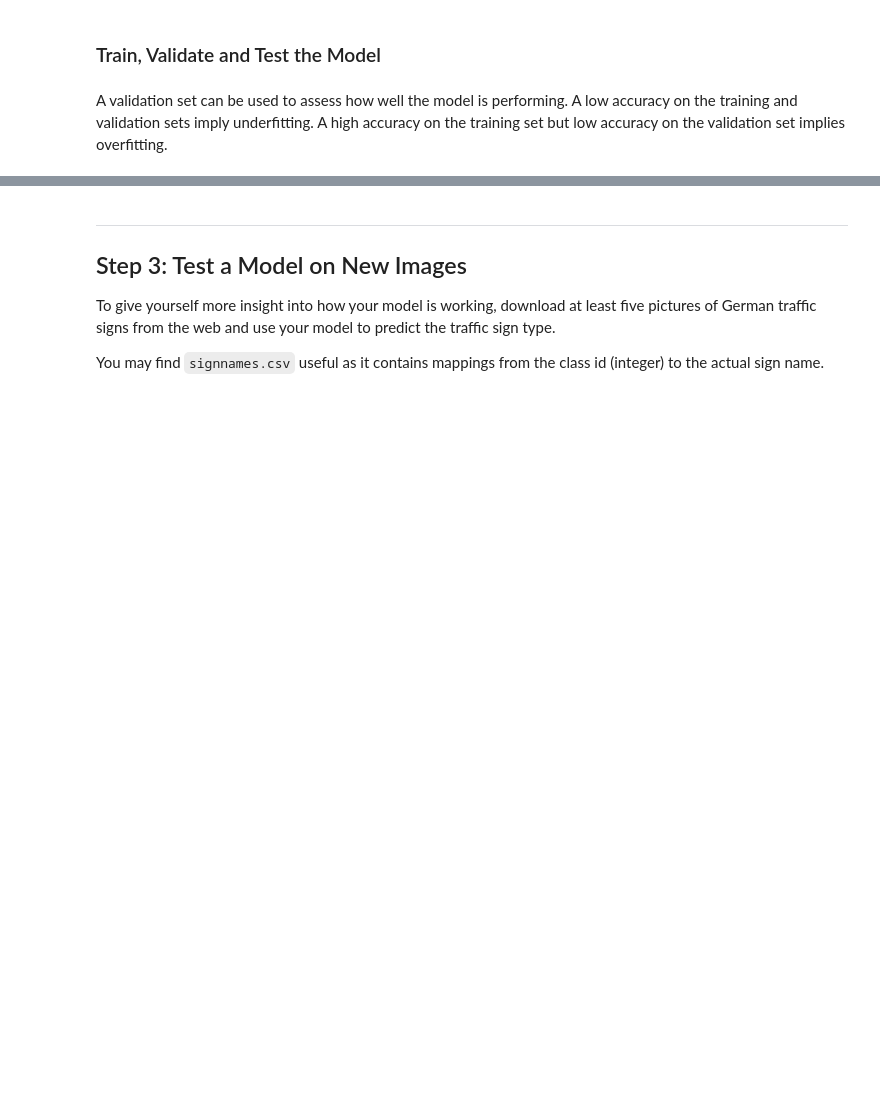
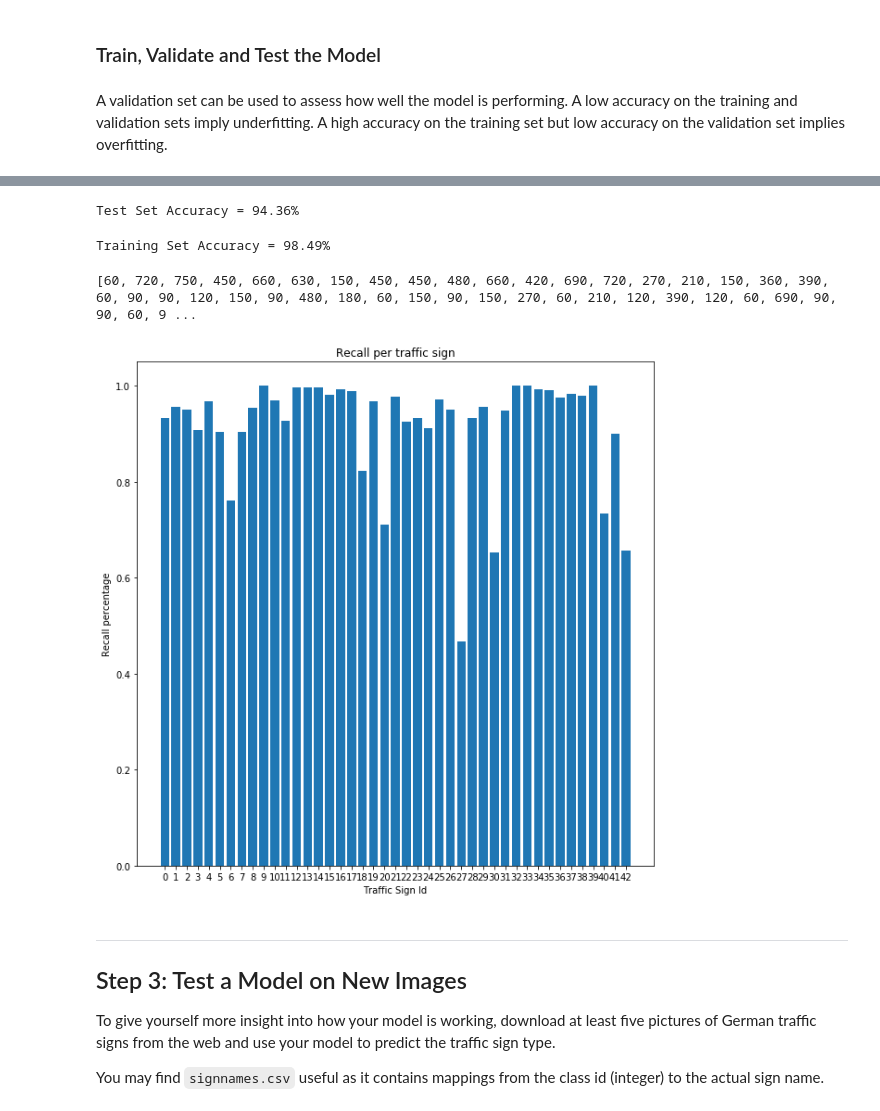
Before and after one commit to gulshan216/SDC_TSC, a Jupyter notebook: Traffic_Sign_Classifier_old.ipynb, the cells around one changed output, grey strips where cells are left out. Drawn from its saved outputs; the diff is of its cells as text; code cells hidden in the pictures; blank space fills up the shorter version.

```diff
--- a/Traffic_Sign_Classifier_old.ipynb
+++ b/Traffic_Sign_Classifier_old.ipynb
@@ -443,6 +447,6 @@ EPOCHS = 25
 BATCH_SIZE = 128
 # %%
-rate = 0.002
+rate = 0.001
 
 logits = LeNet(x)
 cross_entropy = tf.nn.softmax_cross_entropy_with_logits(labels=one_hot_y, logits=logits)
@@ -517,3 +521,51 @@ KeyboardInterrupt:
+# %%
+with tf.Session() as sess:
+    saver.restore(sess, "./lenet")
+    test_accuracy = evaluate(X_test_norm, y_test)
+    print("Test Set Accuracy = {:.2f}%".format(test_accuracy*100))
+# %% [output]
+Test Set Accuracy = 94.36%
+# %%
+with tf.Session() as sess:
+    saver.restore(sess, "./lenet")
+    test_accuracy = evaluate(X_train_aug, y_train_aug)
+    print("Training Set Accuracy = {:.2f}%".format(test_accuracy*100))
+# %% [output]
+Training Set Accuracy = 98.49%
+# %%
+count1=[]
+for i in range(0,n_classes):
+    count1.append(len(np.where(y_test==i)[0]))
+print(count1)
+# %% [output]
+[60, 720, 750, 450, 660, 630, 150, 450, 450, 480, 660, 420, 690, 720, 270, 210, 150, 360, 390, 60, 90, 90, 120, 150, 90, 480, 180, 60, 150, 90, 150, 270, 60, 210, 120, 390, 120, 60, 690, 90, 90, 60, 9 ...
+# %%
+recall=[]
+for i in range(n_classes):
+    image_norm = [X_test_norm[np.where(y_test==i)[0][j]] for j in range(count1[i])]
+#     image = np.array(image)
+#     image_gray = [cv2.cvtColor(image[k],cv2.COLOR_RGB2GRAY) for k in range(0,image.shape[0]) ]
+#     image_gray = np.array(image_gray)[:,:,:,np.newaxis]
+#     image_norm = (image_gray - 128.0)/128.0
+    y_test1 = [i for l in range(count1[i])]
+    y_test1 = np.array(y_test1)
+    with tf.Session() as sess:
+        saver.restore(sess, "./lenet")
+        test_accuracy = evaluate(image_norm, y_test1)
+        recall.append(test_accuracy)
+#         print("Traffic Sign ",i, "Recall = {:.2f}% ".format(test_accuracy*100))
+x_axes = np.arange(n_classes)
+
+plt.figure(figsize=(10,10))
+plt.bar(x_axes, recall, align='center')
+plt.xticks(x_axes)
+plt.ylabel('Recall percentage')
+plt.xlabel('Traffic Sign Id')
+plt.title('Recall per traffic sign')
+
+plt.show()
+# %% [output]
+[figure, added]
 # %% [markdown]
 ---
 
```
Also changed, not shown: parts of 11 cells of this notebook.
